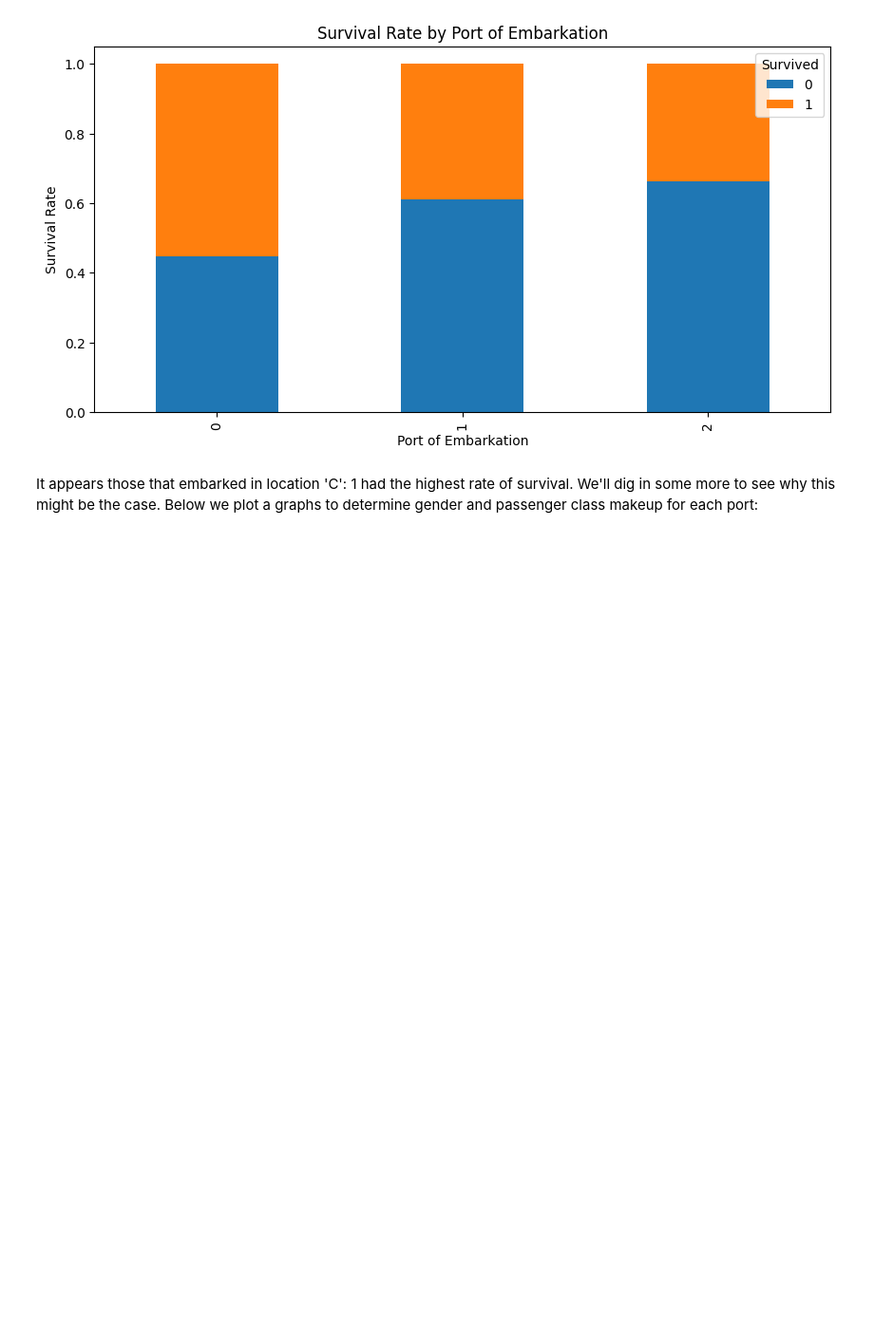
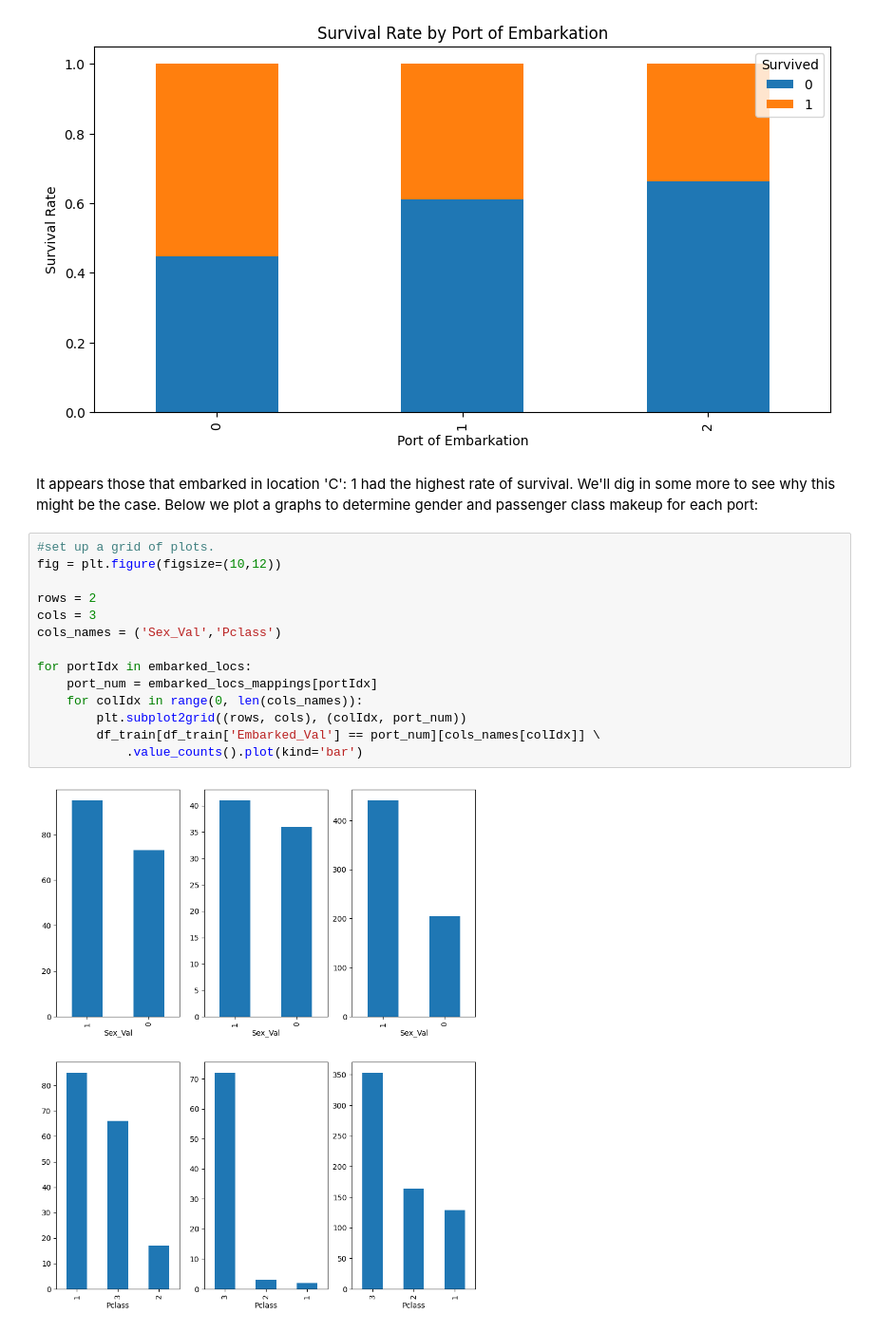
Before and after one commit to Brayanbrayan/Titanic, a Jupyter notebook: titanic.ipynb, the cells around one changed output. Shown at 95% size. Saved outputs shown, nothing was run; the diff lists cells and outputs as text; blank space fills up the shorter version.

```diff
--- a/titanic.ipynb
+++ b/titanic.ipynb
@@ -366,3 +366,19 @@ Text(0, 0.5, 'Survival Rate')
 [figure]
 # %% [markdown]
 It appears those that embarked in location 'C': 1 had the highest rate of survival. We'll dig in some more to see why this might be the case. Below we plot a graphs to determine gender and passenger class makeup for each port:
+# %%
+#set up a grid of plots.
+fig = plt.figure(figsize=(10,12))
+
+rows = 2
+cols = 3
+cols_names = ('Sex_Val','Pclass')
+
+for portIdx in embarked_locs:
+    port_num = embarked_locs_mappings[portIdx]
+    for colIdx in range(0, len(cols_names)):
+        plt.subplot2grid((rows, cols), (colIdx, port_num))
+        df_train[df_train['Embarked_Val'] == port_num][cols_names[colIdx]] \
+            .value_counts().plot(kind='bar')
+# %% [output]
+[figure, added]
```
Also changed, not shown: parts of 12 cells of this notebook.
